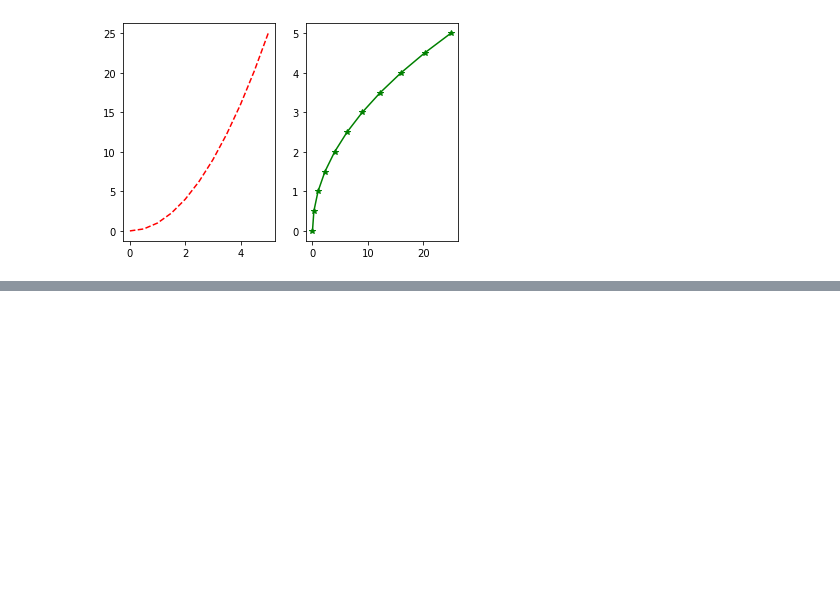
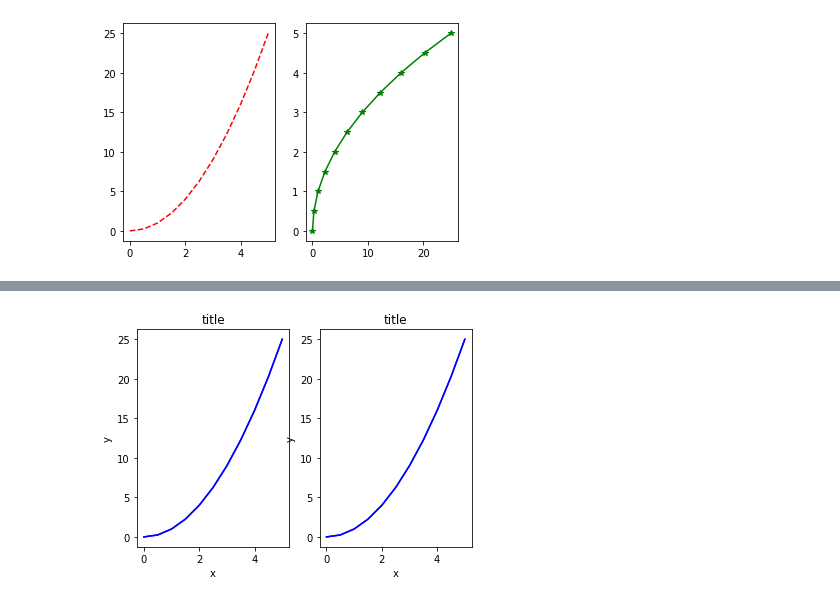
Before and after one commit to ElijahCoding/DataScience, a Jupyter notebook: Matplotlib/Intermediate/Tutorial.ipynb, the cells around one changed output, grey strips where cells are left out. Cells and saved outputs as stored; diff of their text form; code cells hidden in the pictures; blank space fills up the shorter version.

```diff
--- a/Matplotlib/Intermediate/Tutorial.ipynb
+++ b/Matplotlib/Intermediate/Tutorial.ipynb
@@ -33,0 +78,10 @@ plt.plot(y, x, 'g*-')
+# %%
+for ax in axes:
+    ax.plot(x, y, 'b')
+    ax.set_xlabel('x')
+    ax.set_ylabel('y')
+    ax.set_title('title')
+
+fig
+# %% [output]
+[figure, added]
```
Also changed, not shown: parts of 9 cells of this notebook.
